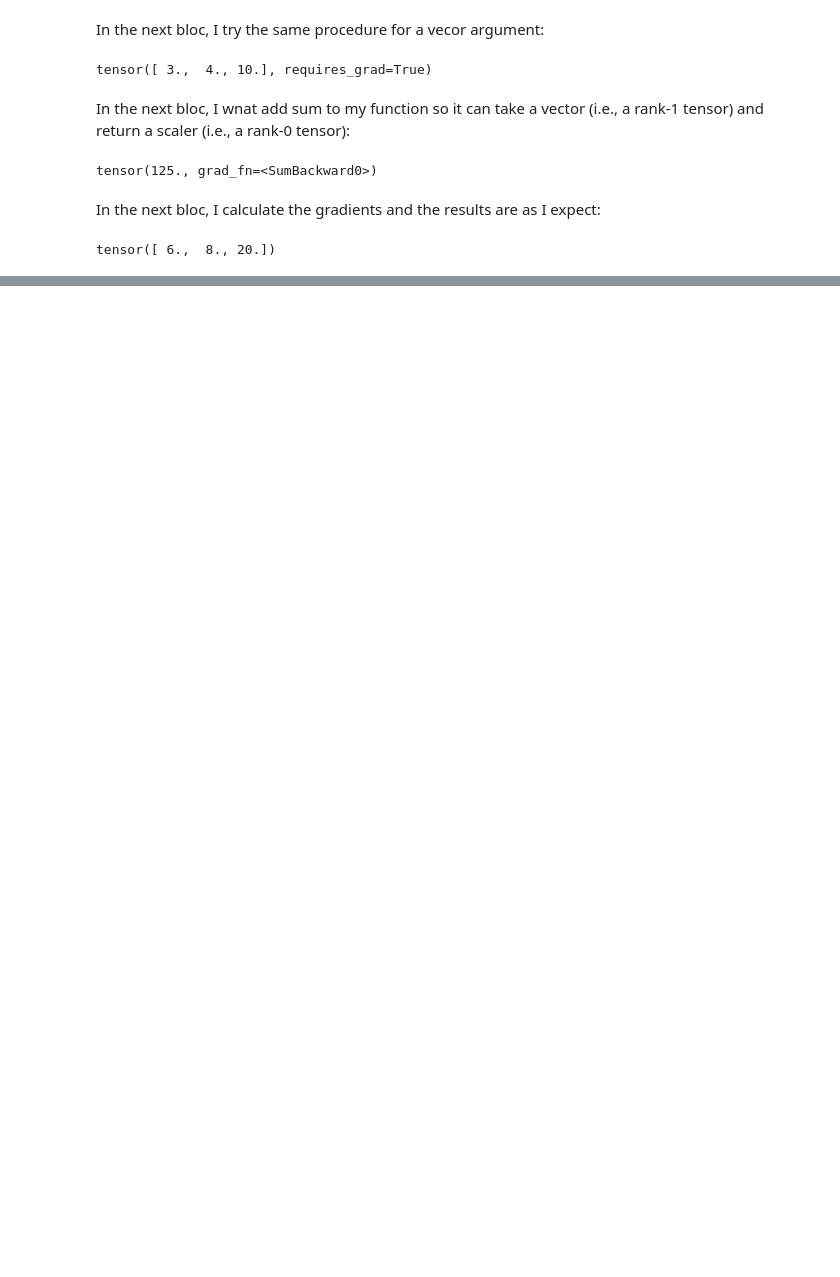
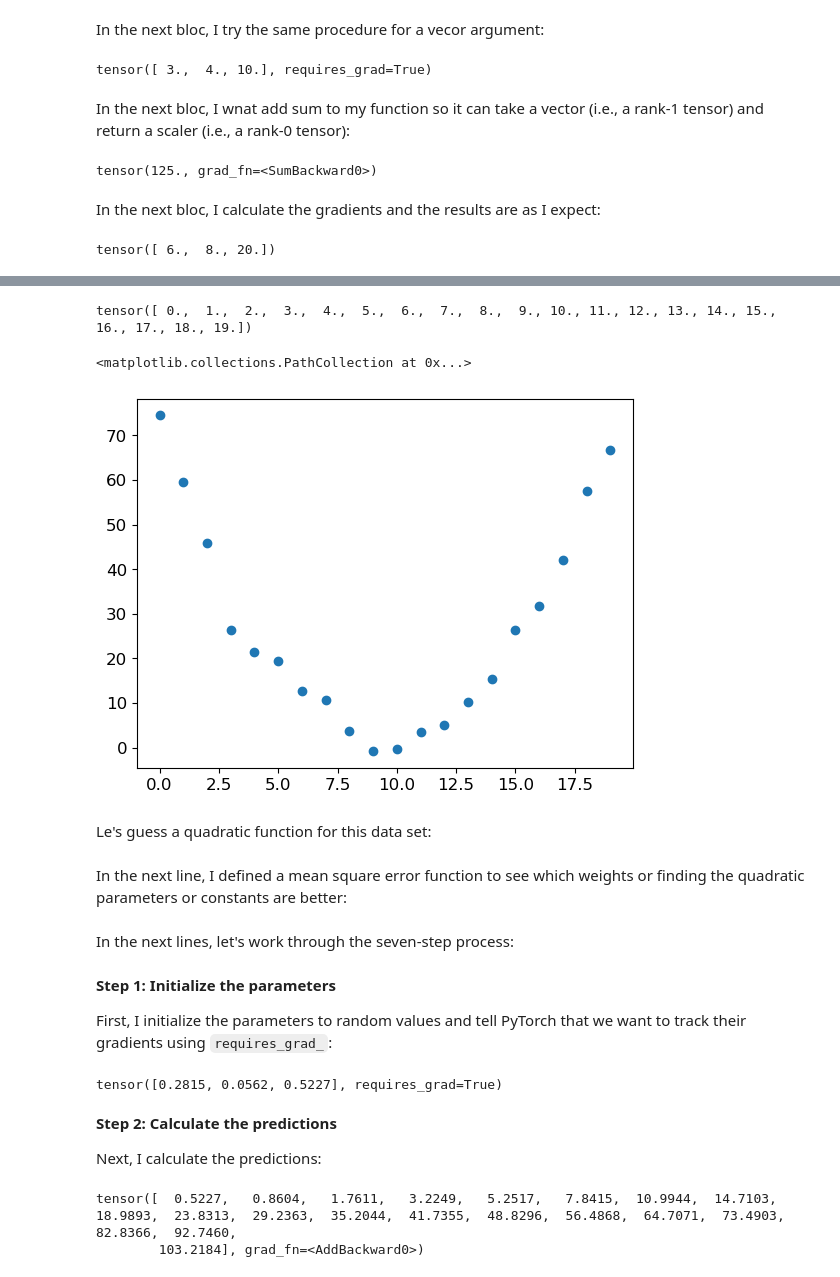
Before and after one commit to Ghaem313Ghaem/Resume, a Jupyter notebook: Artificial Intelligence/Three or Seven Digit Classifier.ipynb, the cells around one changed output, grey strips where cells are left out. Saved outputs shown, nothing was run; the diff lists cells and outputs as text; code cells hidden in the pictures; blank space fills up the shorter version.

```diff
--- a/Artificial Intelligence/Three or Seven Digit Classifier.ipynb
+++ b/Artificial Intelligence/Three or Seven Digit Classifier.ipynb
@@ -459,0 +464,13 @@ tensor([ 6.,  8., 20.])
+# %%
+time = torch.arange(0, 20).float();
+print(time)
+# %% [output]
+tensor([ 0.,  1.,  2.,  3.,  4.,  5.,  6.,  7.,  8.,  9., 10., 11., 12., 13., 14., 15., 16., 17., 18., 19.])
+# %%
+speed = torch.randn(20) * 3 + 0.75 * (time - 9.5)**2 + 1
+plt.scatter(time, speed)
+# %% [output]
+<matplotlib.collections.PathCollection at 0x...>
+[figure, added]
+# %% [markdown]
+Le's guess a quadratic function for this data set:
@@ -459,0 +481,2 @@ tensor([ 6.,  8., 20.])
+# %% [markdown]
+In the next line, I defined a mean square error function to see which weights or finding the quadratic parameters or constants are better:
@@ -459,0 +486,21 @@ tensor([ 6.,  8., 20.])
+# %% [markdown]
+In the next lines, let's work through the seven-step process:
+# %% [markdown]
+**Step 1: Initialize the parameters**
+
+First, I initialize the parameters to random values and tell PyTorch that we want to track their gradients using `requires_grad_`:
+# %%
+params = torch.randn(3).requires_grad_()
+print(params)
+# %% [output]
+tensor([0.2815, 0.0562, 0.5227], requires_grad=True)
+# %% [markdown]
+**Step 2: Calculate the predictions**
+
+Next, I calculate the predictions:
+# %%
+preds = f_training_quadratic_guess(time, params)
+preds
+# %% [output]
+tensor([  0.5227,   0.8604,   1.7611,   3.2249,   5.2517,   7.8415,  10.9944,  14.7103,  18.9893,  23.8313,  29.2363,  35.2044,  41.7355,  48.8296,  56.4868,  64.7071,  73.4903,  82.8366,  92.7460,
+        103.2184], grad_fn=<AddBackward0>)
```
Also changed, not shown: parts of 24 cells of this notebook.
